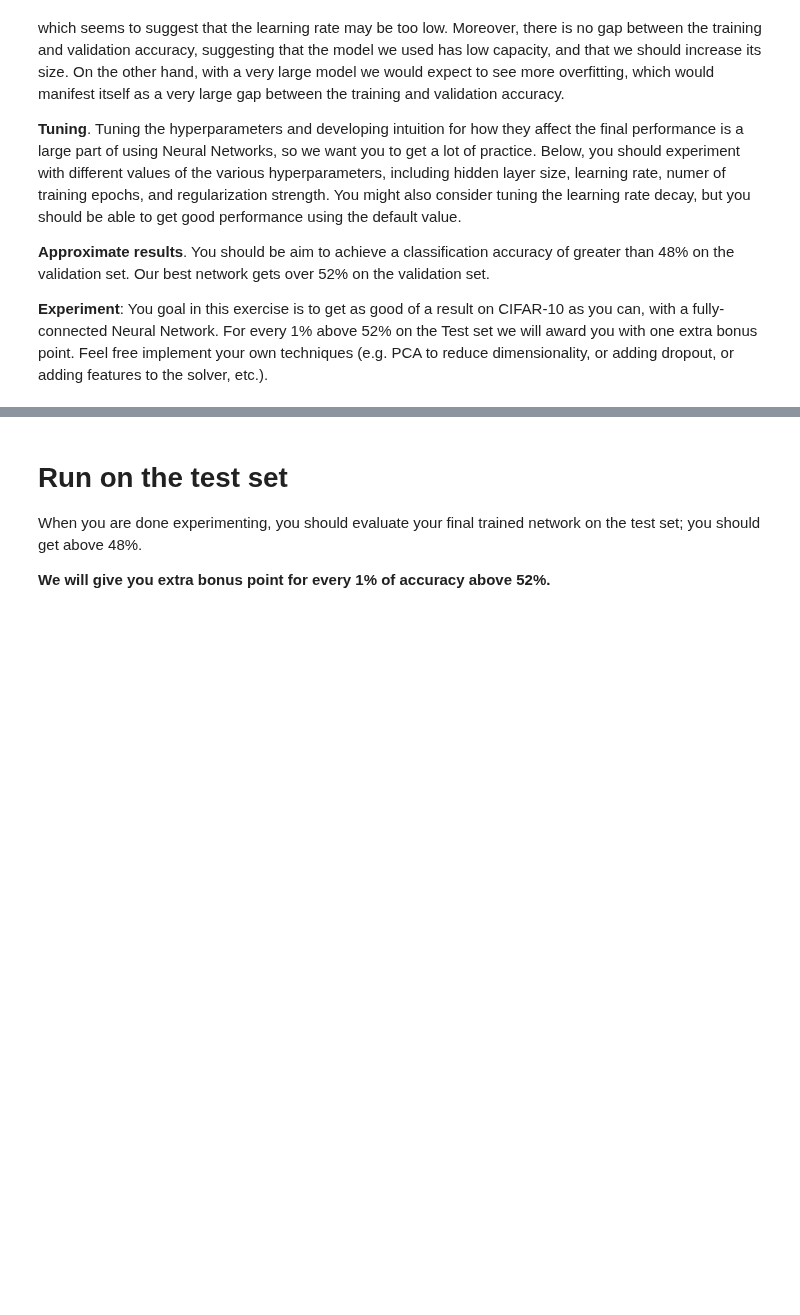
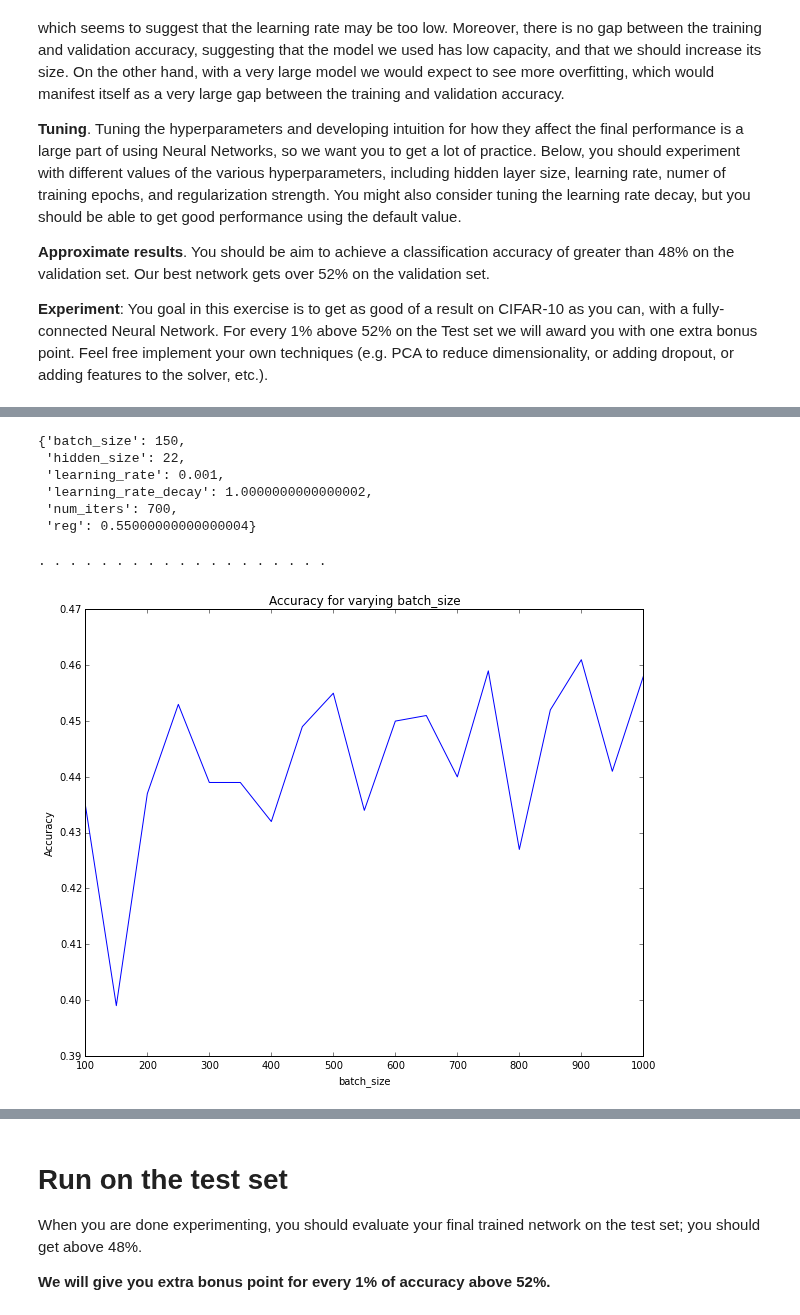
Before and after one commit to NLeSC/deep-learning-assignments-solutions, a Jupyter notebook: assignment1/carlos/two_layer_net.ipynb, the cells around one changed output, grey strips where cells are left out. Saved outputs shown, nothing was run; the diff lists cells and outputs as text; code cells hidden in the pictures; blank space fills up the shorter version.

```diff
--- a/assignment1/carlos/two_layer_net.ipynb
+++ b/assignment1/carlos/two_layer_net.ipynb
@@ -280,6 +322,10 @@ show_net_weights(net)
+# %%
+# Init search for best...
+res = {}
+best_acc = 0
+best_net = None
+best_params = None
 # %%
-best_net = None # store the best model into this
-
 #################################################################################
 # TODO: Tune hyperparameters using the validation set. Store your best trained  #
 # model in best_net.                                                            #
@@ -292,7 +338,20 @@ best_net = None # store the best model into this
 # write code to sweep through possible combinations of hyperparameters          #
 # automatically like we did on the previous exercises.                          #
 #################################################################################
-pass
+
+for i in range(100):
+    params = makeCombination()
+    pKey = tuple(params.values())
+    if pKey not in res:
+        print '.',
+        val_acc, newNet = testNetWith(params)
+        res[pKey] = (val_acc, newNet, params)
+        if val_acc>best_acc:
+            best_acc, best_net, best_params = (val_acc, newNet, params)
+            print 'Best accuracy (after %d iterations) %2.2f %% '%(i,best_acc*100)
+    else:
+        print 'x',
+
 #################################################################################
 #                               END OF YOUR CODE                                #
 #################################################################################
@@ -298,0 +365,32 @@ pass
+# %%
+best_params
+# %% [output]
+{'batch_size': 150,
+ 'hidden_size': 22,
+ 'learning_rate': 0.001,
+ 'learning_rate_decay': 1.0000000000000002,
+ 'num_iters': 700,
+ 'reg': 0.55000000000000004}
+# %%
+def optimizeForParam(param_name, known_params, doPlot=False):
+    ranges = getParamRanges()
+    acc_data = []
+    p = known_params.copy()
+
+    for param_value in ranges[param_name]:
+        print '.',
+        p[param_name] = param_value
+        val_acc, _ = testNetWith(p)
+        acc_data.append(val_acc)
+
+    if doPlot:
+        plt.plot(ranges[param_name],acc_data)
+        plt.title('Accuracy for varying ' + param_name)
+        plt.xlabel(param_name)
+        plt.ylabel('Accuracy')
+    return ranges[param_name], acc_data
+# %%
+_,_ = optimizeForParam('batch_size', best_params, doPlot=True)
+# %% [output]
+. . . . . . . . . . . . . . . . . . .
+[figure, added]
```
Also changed, not shown: parts of 19 cells of this notebook.
